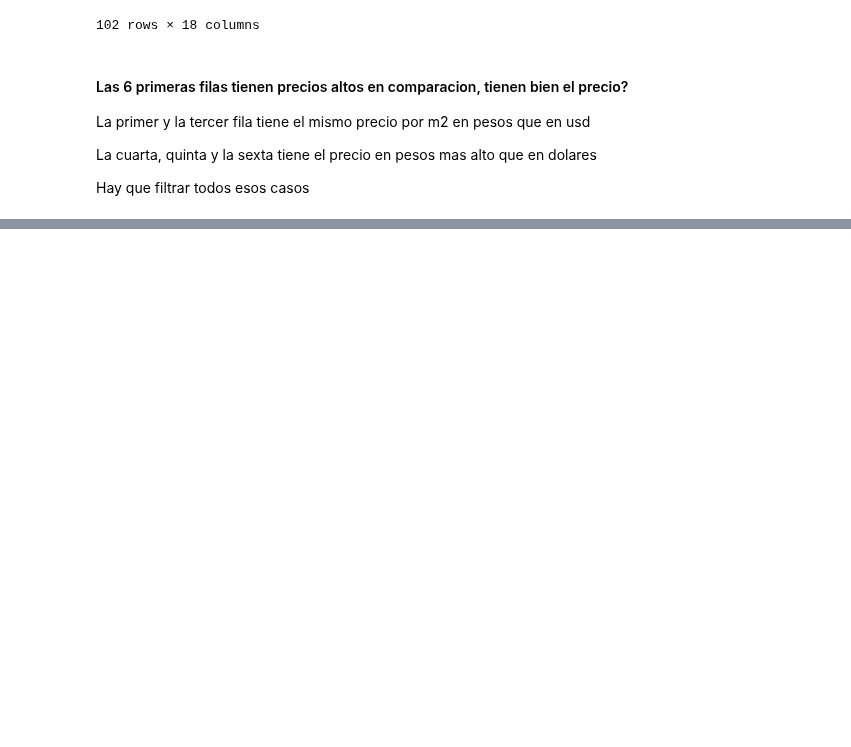
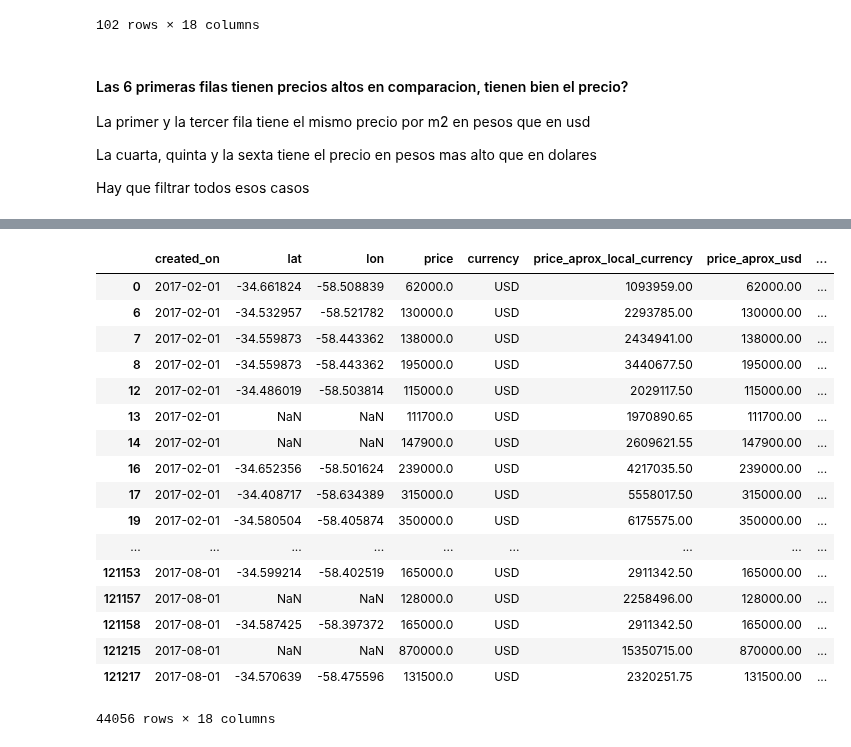
Before and after one commit to AlejandroDaneri/Machine-Learning-Properati, a Jupyter notebook: TP.ipynb, the cells around one changed output, grey strips where cells are left out. Saved outputs shown, nothing was run; the diff lists cells and outputs as text; code cells hidden in the pictures; blank space fills up the shorter version.

```diff
--- a/TP.ipynb
+++ b/TP.ipynb
@@ -115 +137,23 @@ ranking_precios2 = propiedades_con_precio.groupby('region').mean()['price_per_m2
+# %%
+filtrado2 = filtrado.loc[(filtrado['price_per_m2'] > filtrado['price_usd_per_m2'])] #Esta borrando los NaN, no es la idea, pueden llegar a servir
+filtrado2
+# %% [output]
+|  | created_on | lat | lon | price | currency | price_aprox_local_currency | price_aprox_usd | ... |
+| 0 | 2017-02-01 | -34.661824 | -58.508839 | 62000.0 | USD | 1093959.00 | 62000.00 | ... |
+| 6 | 2017-02-01 | -34.532957 | -58.521782 | 130000.0 | USD | 2293785.00 | 130000.00 | ... |
+| 7 | 2017-02-01 | -34.559873 | -58.443362 | 138000.0 | USD | 2434941.00 | 138000.00 | ... |
+| 8 | 2017-02-01 | -34.559873 | -58.443362 | 195000.0 | USD | 3440677.50 | 195000.00 | ... |
+| 12 | 2017-02-01 | -34.486019 | -58.503814 | 115000.0 | USD | 2029117.50 | 115000.00 | ... |
+| 13 | 2017-02-01 | NaN | NaN | 111700.0 | USD | 1970890.65 | 111700.00 | ... |
+| 14 | 2017-02-01 | NaN | NaN | 147900.0 | USD | 2609621.55 | 147900.00 | ... |
+| 16 | 2017-02-01 | -34.652356 | -58.501624 | 239000.0 | USD | 4217035.50 | 239000.00 | ... |
+| 17 | 2017-02-01 | -34.408717 | -58.634389 | 315000.0 | USD | 5558017.50 | 315000.00 | ... |
+| 19 | 2017-02-01 | -34.580504 | -58.405874 | 350000.0 | USD | 6175575.00 | 350000.00 | ... |
+| ... | ... | ... | ... | ... | ... | ... | ... | ... |
+| 121153 | 2017-08-01 | -34.599214 | -58.402519 | 165000.0 | USD | 2911342.50 | 165000.00 | ... |
+| 121157 | 2017-08-01 | NaN | NaN | 128000.0 | USD | 2258496.00 | 128000.00 | ... |
+| 121158 | 2017-08-01 | -34.587425 | -58.397372 | 165000.0 | USD | 2911342.50 | 165000.00 | ... |
+| 121215 | 2017-08-01 | NaN | NaN | 870000.0 | USD | 15350715.00 | 870000.00 | ... |
+| 121217 | 2017-08-01 | -34.570639 | -58.475596 | 131500.0 | USD | 2320251.75 | 131500.00 | ... |
+44056 rows × 18 columns
 # %%
```
Also changed, not shown: parts of 17 cells of this notebook.
